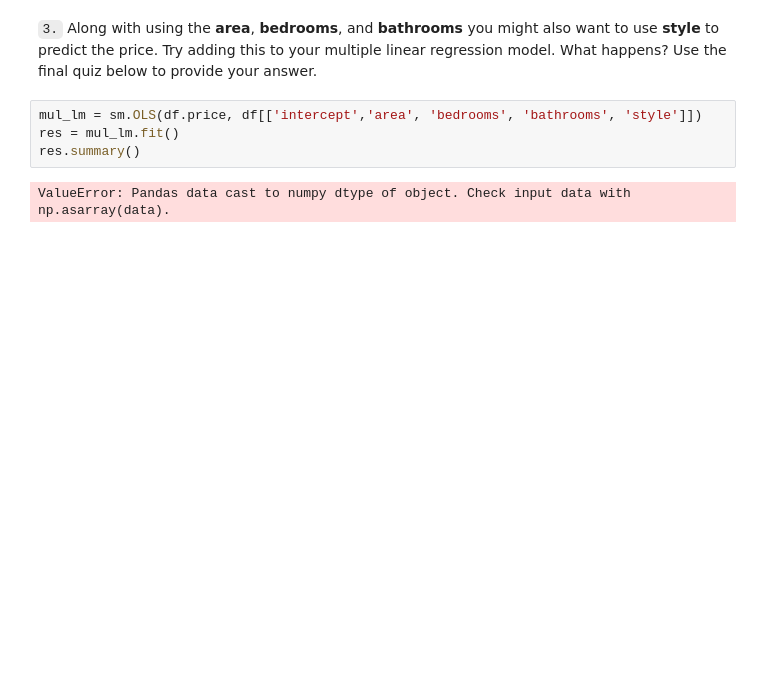
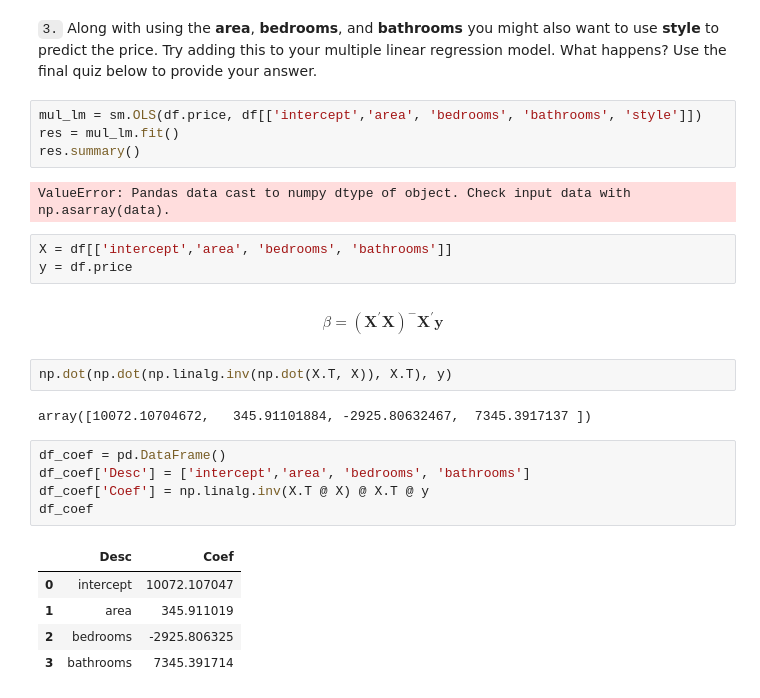
Before and after one commit to ahmed-gharib89/Statistics-advanced-data-analysis-nd, a Jupyter notebook: Multiple-Linear-Regression/Multiple Linear Regression Introduction.ipynb, the cells around one changed output. Drawn from its saved outputs; the diff is of its cells as text; blank space fills up the shorter version.

```diff
--- a/Multiple-Linear-Regression/Multiple Linear Regression Introduction.ipynb
+++ b/Multiple-Linear-Regression/Multiple Linear Regression Introduction.ipynb
@@ -144,3 +144,23 @@ res = mul_lm.fit()
 res.summary()
 # %% [output]
 ValueError: Pandas data cast to numpy dtype of object. Check input data with np.asarray(data).
+# %%
+X = df[['intercept','area', 'bedrooms', 'bathrooms']]
+y = df.price
+# %% [markdown]
+$$\beta = (\mathbf{X}^{'}\mathbf{X})^{-}\mathbf{X}^{'}\mathbf{y}$$
+# %%
+np.dot(np.dot(np.linalg.inv(np.dot(X.T, X)), X.T), y)
+# %% [output]
+array([10072.10704672,   345.91101884, -2925.80632467,  7345.3917137 ])
+# %%
+df_coef = pd.DataFrame()
+df_coef['Desc'] = ['intercept','area', 'bedrooms', 'bathrooms']
+df_coef['Coef'] = np.linalg.inv(X.T @ X) @ X.T @ y
+df_coef
+# %% [output]
+|  | Desc | Coef |
+| 0 | intercept | 10072.107047 |
+| 1 | area | 345.911019 |
+| 2 | bedrooms | -2925.806325 |
+| 3 | bathrooms | 7345.391714 |
```
Also changed, not shown: parts of 5 cells of this notebook, 1 other file.
